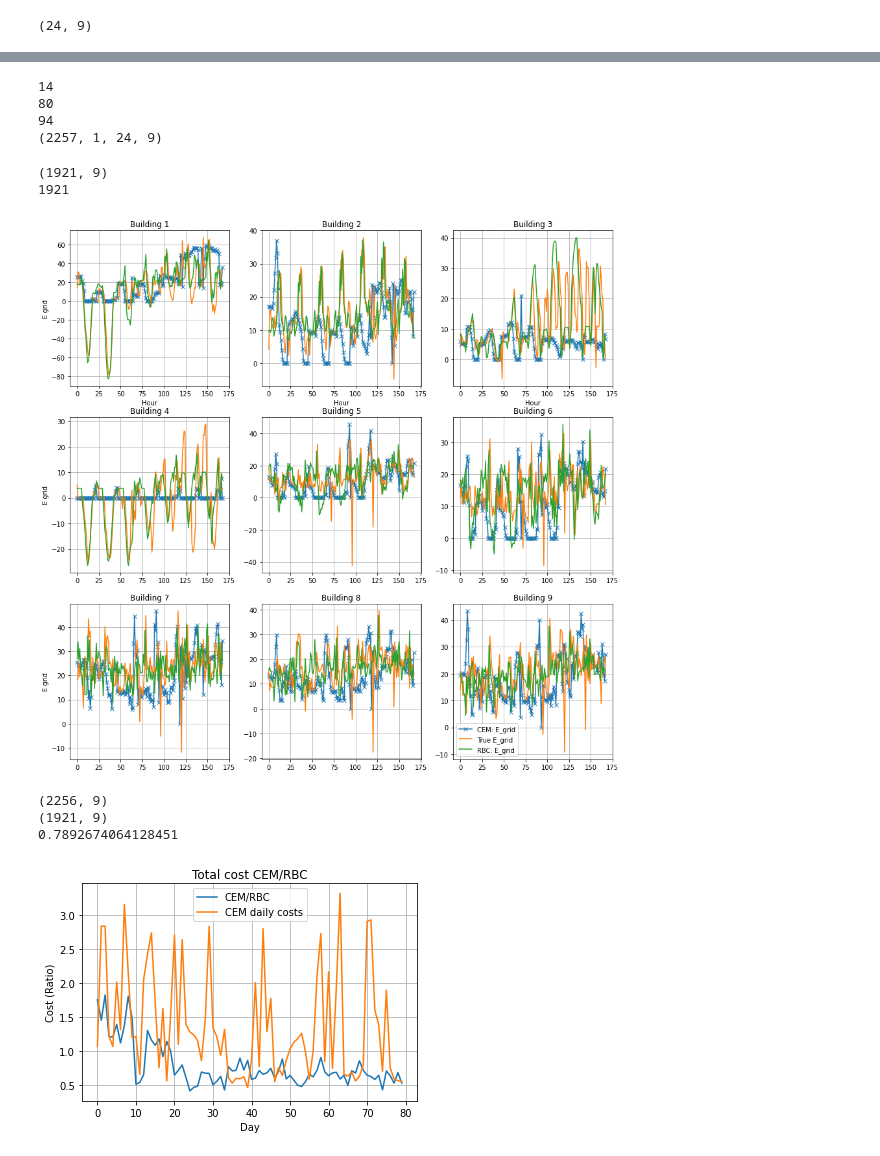
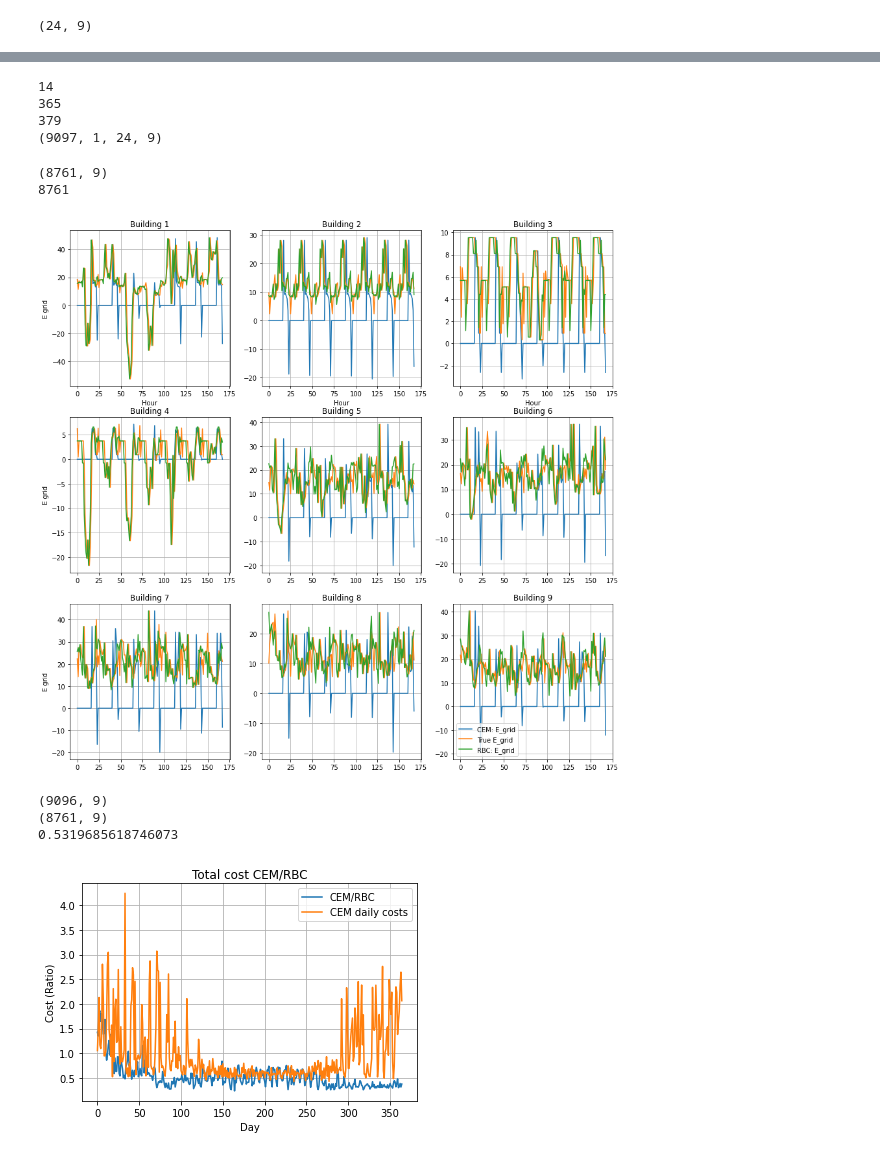
Before and after one commit to QasimWani/ZOiRL, a Jupyter notebook: DigitalTwinTesting.ipynb, the cells around one changed output, grey strips where cells are left out. Cells and saved outputs as stored; diff of their text form; code cells hidden in the pictures.

```diff
--- a/DigitalTwinTesting.ipynb
+++ b/DigitalTwinTesting.ipynb
@@ -66,7 +66,7 @@ costs_peak_net_ele = []
 
 t_idx = 0
 # run for a month - NOTE: THIS WILL TAKE ~2 HOURS TO RUN. reduce `end_time` for quicker results.
-end_time = RBC_THRESHOLD + 24 * 80
+end_time = RBC_THRESHOLD + 24 * 365
 
 start_time = time.time()
 
@@ -130,0 +129,11 @@ x = np.array(agents.all_costs).squeeze(1)
+# %%
+x = agents.logger
+# %%
+e_grid = []
+
+for h in x:
+    l = []
+    for bid in h:
+        l.append(bid["E_grid"] + bid["E_grid_sell"])
+    e_grid.append(l)
+e_grid = np.array(e_grid)[:-1]
@@ -174,9 +196,9 @@ print(np.shape(p_ele_data))
 # print(all_costs)
 # %% [output]
 14
-80
-94
-(2257, 1, 24, 9)
+365
+379
+(9097, 1, 24, 9)
 # %%
 ############## TODO: ENTER CODE HERE ##############
 
@@ -333,7 +355,7 @@ for i in range(3):
         bid = i * 3 + j
         axs[i, j].set_title(f"Building {bid + 1}")
         axs[i, j].plot(
-            RL_E_grid_pred[:,i*3+j][-168:] + RL_E_grid_sell[:,i*3+j][-168:], label="CEM: E_grid", marker='x'
+            RL_E_grid_pred[:,i*3+j][-168:] + RL_E_grid_sell[:,i*3+j][-169:-1], label="CEM: E_grid"
         )
         axs[i, j].plot(
             E_grid_true[RBC_THRESHOLD:,i*3+j][-168:], label="True E_grid"
@@ -374,9 +396,9 @@ for i in range(3):
 plt.legend()
 plt.show()
 # %% [output]
-(1921, 9)
-1921
+(8761, 9)
+8761
-[figure, old version]
+[figure, new version]
 # %%
 all_costs = agents.all_costs
 
@@ -398,7 +420,7 @@ b = np.shape(RL_E_grid_pred)
 print(b)
 
 E_grid_RBC_used = E_grid_RBC[RBC_THRESHOLD: end_time,:]
-RL_E_grid_pred_used = RL_E_grid_pred[0:24*time_sim,:]
+RL_E_grid_pred_used = RL_E_grid_pred[0:24*time_sim,:] + RL_E_grid_sell[0:24*time_sim,:]
 
 E_grid_RBC_used = E_grid_RBC_used.flatten().reshape(time_sim, 24, 9)
 RL_E_grid_pred_used = RL_E_grid_pred_used.flatten().reshape(time_sim,24, 9)
@@ -461,39 +483,41 @@ item_cost = ["ramping_cost", "peak_electricity_cost", "total_cost"]
 
 # for k in range(len(item_cost)):
 # fig, axs = plt.subplots(3, 3, figsize=(15, 15))
 # for i in range(3):
 #     for j in range(3):
 #         bid = i * 3 + j
 #         axs[i, j].set_title(f"Building {bid + 1}: total cost CEM/RBC")
 #         axs[i, j].plot(
 #             CEM_cost["total_cost"][bid, :] / RBC_cost["total_cost"][bid, :],
 #             label=f"CEM/RBC",
 #         )  # plot true E grid
 #         axs[i, j].grid()
 #         if j == 0:
 #             axs[i, j].set_ylabel("Cost (Ratio)")
 #         if i == 0:
 #                 axs[i, j].set_xlabel("Day")
 # plt.legend()
 
 # print(all_costs)
 
+bid = [0, 1, 2, 4, 5, 6, 7, 8]
+
 fig1, ax1 = plt.subplots()
 ax1.set_title(f"Total cost CEM/RBC")
-ax1.plot(np.sum(CEM_cost["total_cost"],axis=0) / np.sum(RBC_cost["total_cost"],axis=0),
+ax1.plot(np.sum(CEM_cost["total_cost"][bid],axis=0) / np.sum(RBC_cost["total_cost"][bid],axis=0),
             label=f"CEM/RBC")  # plot true E grid
 ax1.plot(all_costs, label=f"CEM daily costs")
 ax1.grid()
 ax1.set_ylabel("Cost (Ratio)")
 ax1.set_xlabel("Day")
 plt.legend()
 
-print(np.mean(np.sum(CEM_cost["total_cost"],axis=0) / np.sum(RBC_cost["total_cost"],axis=0)))
+print(np.mean(np.sum(CEM_cost["total_cost"][bid],axis=0) / np.sum(RBC_cost["total_cost"][bid],axis=0)))
 # %% [output]
-(2256, 9)
-(1921, 9)
-0.7892674064128451
+(9096, 9)
+(8761, 9)
+0.5319685618746073
-[figure, old version]
+[figure, new version]
 # %%
 vars_RL = agents.logger
 # print(len(vars_RL))
```
Also changed, not shown: parts of 10 cells of this notebook, 6 other files.
